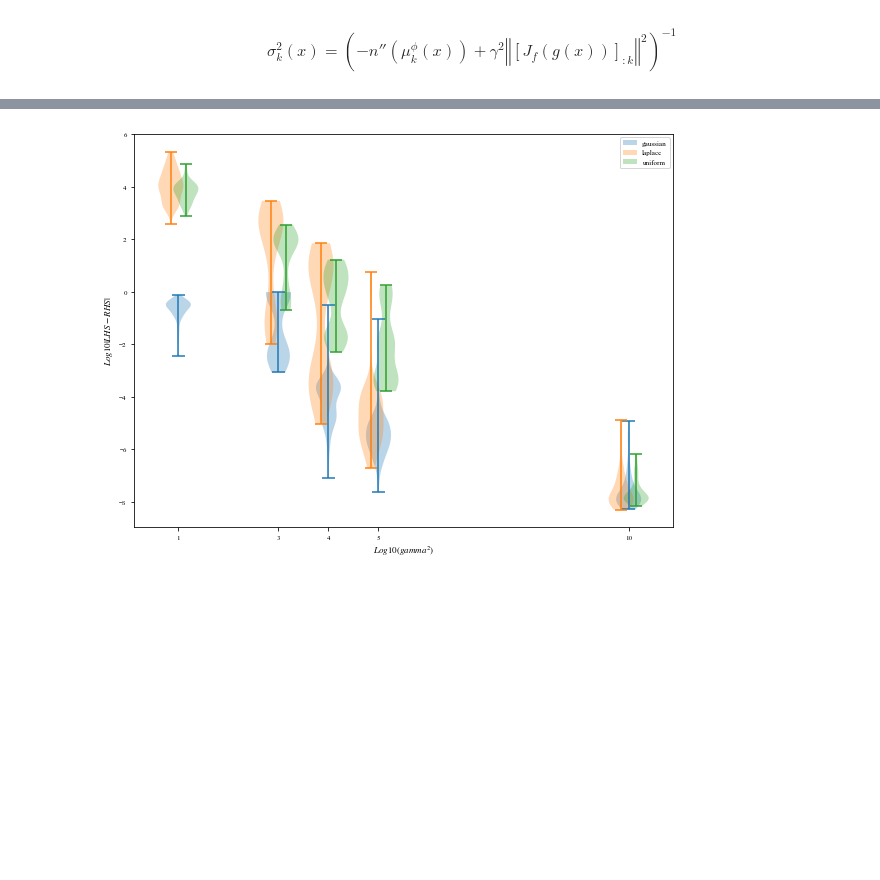
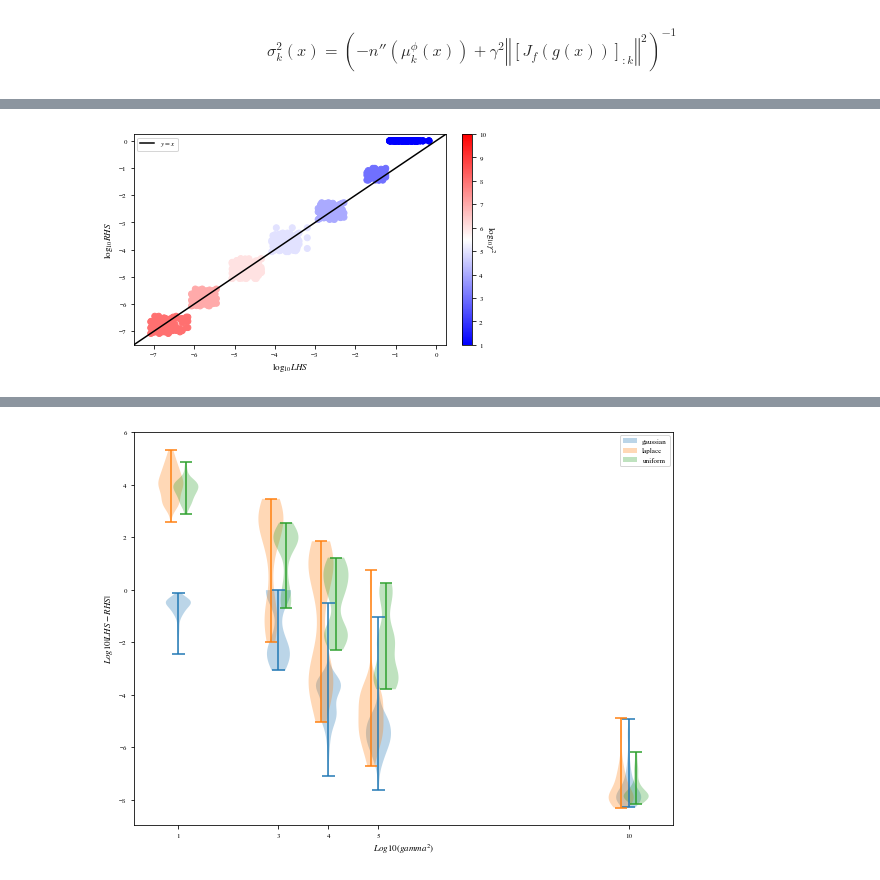
Before and after one commit to rpatrik96/ima-vae, a Jupyter notebook: notebooks/synth_plots.ipynb, the cells around one changed output, grey strips where cells are left out. Saved outputs shown, nothing was run; the diff lists cells and outputs as text; code cells hidden in the pictures; blank space fills up the shorter version.

```diff
--- a/notebooks/synth_plots.ipynb
+++ b/notebooks/synth_plots.ipynb
@@ -208,3 +208,19 @@ def create_violinplot(groups, xlabel, ylabel, xticklabels, figsize=(6,3), filena
     plt.xlabel(xlabel)
     if filename is not None:
         plt.savefig(f"{filename}.svg")
+# %%
+#todo: plot mean/median
+plt.scatter(np.log10(df_rhs_lhs_gamma_sq.lhs), np.log10(df_rhs_lhs_gamma_sq.rhs), c=np.log10(df_rhs_lhs_gamma_sq.gamma_square), cmap='bwr')
+plt.plot(np.linspace(-7.5, 0.25), np.linspace(-7.5, 0.25), c="black", label='$y=x$')
+plt.ylabel('$\log_{10} RHS$')
+plt.xlabel('$\log_{10} LHS$')
+plt.ylim([-7.5, .25])
+plt.xlim([-7.5, .25])
+plt.legend()
+cbar = plt.colorbar()
+# cbar.ax.set_yticklabels(['0','1','2','>3'])
+cbar.set_label('$\log_{10}\gamma^2$', rotation=270)
+cbar.ax.get_yaxis().labelpad = 10
+plt.savefig("rhs_lhs.svg")
+# %% [output]
+[figure, added]
```
Also changed, not shown: parts of 17 cells of this notebook.
